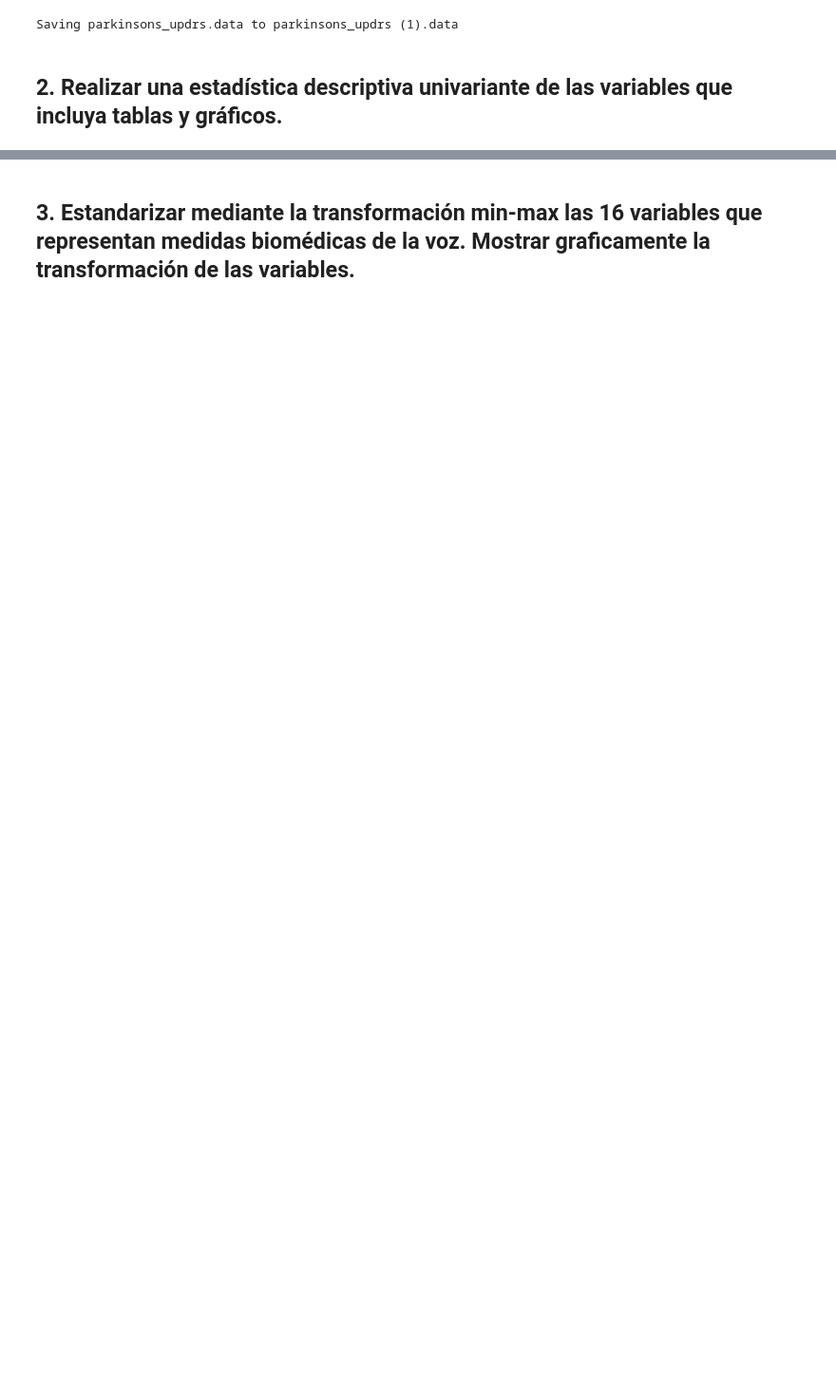
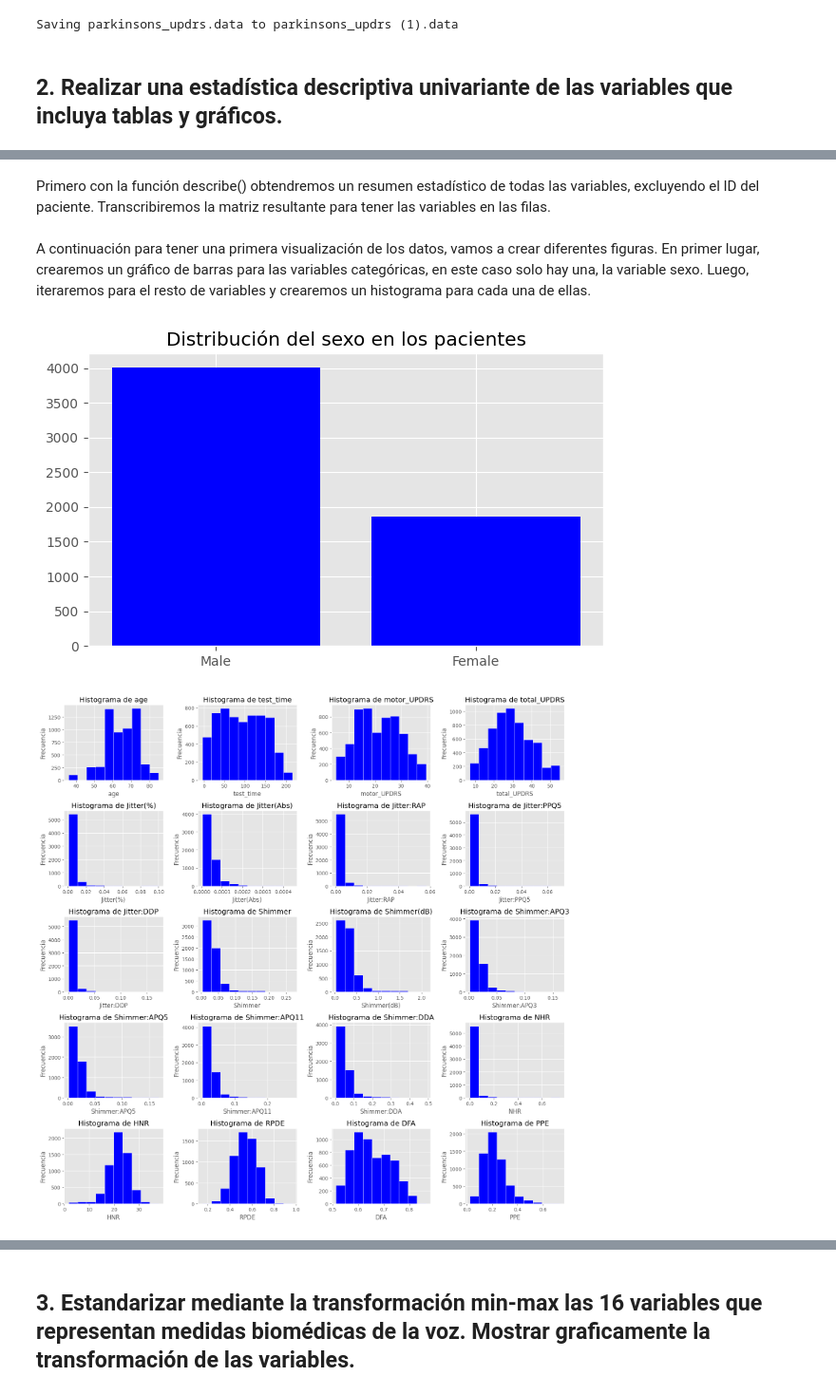
Before and after one commit to gasparfj/NeuronalNetwork_ParkinsonSeverity_Prediction, a Jupyter notebook: PAC2_GFJ.ipynb, the cells around one changed output, grey strips where cells are left out. Shown at 95% size. Cells and saved outputs as stored; diff of their text form; code cells hidden in the pictures; blank space fills up the shorter version.

```diff
--- a/PAC2_GFJ.ipynb
+++ b/PAC2_GFJ.ipynb
@@ -46,0 +34,2 @@ data.describe()
+# %% [markdown]
+Primero con la función describe() obtendremos un resumen estadístico de todas las variables, excluyendo el ID del paciente. Transcribiremos la matriz resultante para tener las variables en las filas.
@@ -46,0 +38,30 @@ data.describe()
+# %% [markdown]
+A continuación para tener una primera visualización de los datos, vamos a crear diferentes figuras. En primer lugar, crearemos un gráfico de barras para las variables categóricas, en este caso solo hay una, la variable sexo. Luego, iteraremos para el resto de variables y crearemos un histograma para cada una de ellas.
+# %%
+## Grafico de la unica variable cateórica (sexo)
+conteo = data['sex'].value_counts() # Contar 0s y 1s
+conteo = conteo.rename({0: 'Male', 1: 'Female'}) # Recodificar los valores
+# Crear grafico de barras
+plt.style.use('ggplot')
+plt.figure(figsize=(7, 4))
+plt.bar(conteo.index, conteo.values, color="blue")
+plt.title("Distribución del sexo en los pacientes")
+
+## Graficos de las variables continuas
+# Excluyendo el id del paciente y el sexo hay 20 variables
+# Creamos figura de 5 graficos por 4 graficos
+fig, axes = plt.subplots(5, 4, figsize=(15, 15))
+axes = axes.flatten()
+
+# Hacer un histograma para cada variable
+for i, col in enumerate(data.iloc[:, 1:].drop(data.columns[2], axis=1)):
+    axes[i].hist(data[col], edgecolor="white", color="blue")
+    axes[i].set_title(f"Histograma de {col}")
+    axes[i].set_xlabel(col)
+    axes[i].set_ylabel("Frecuencia")
+
+plt.tight_layout()
+plt.show() #Mostrar los graficos
+# %% [output]
+[figure, added]
+[figure, added]
```
Also changed, not shown: parts of 31 cells of this notebook.
